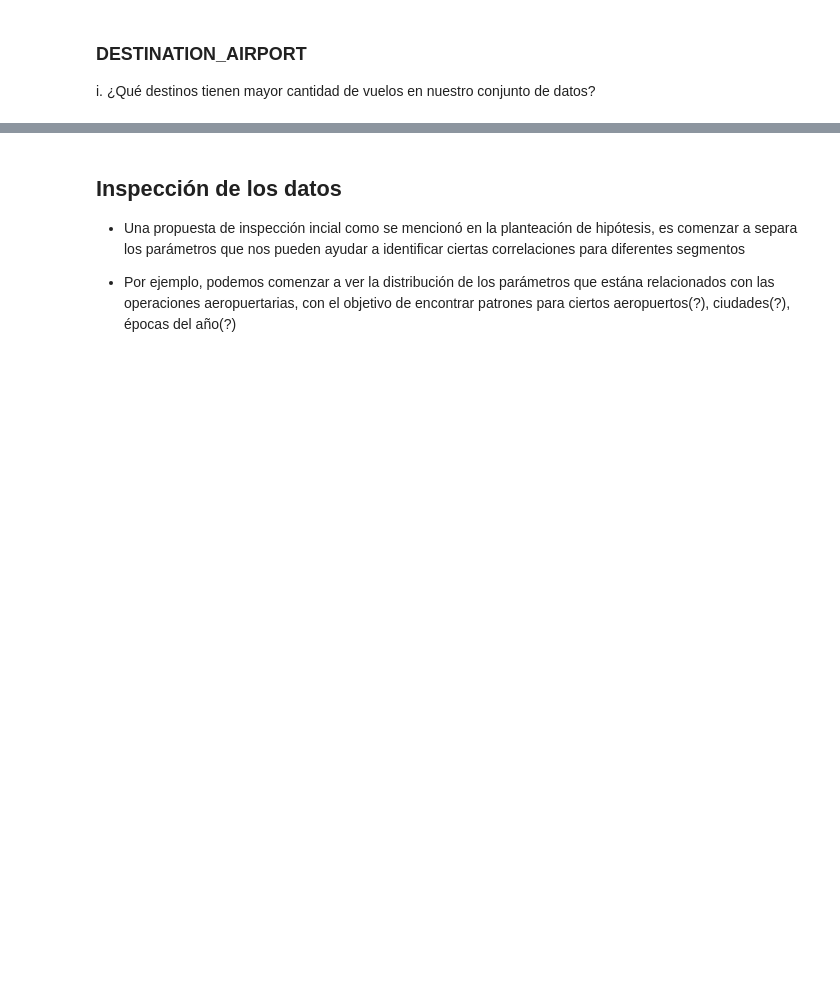
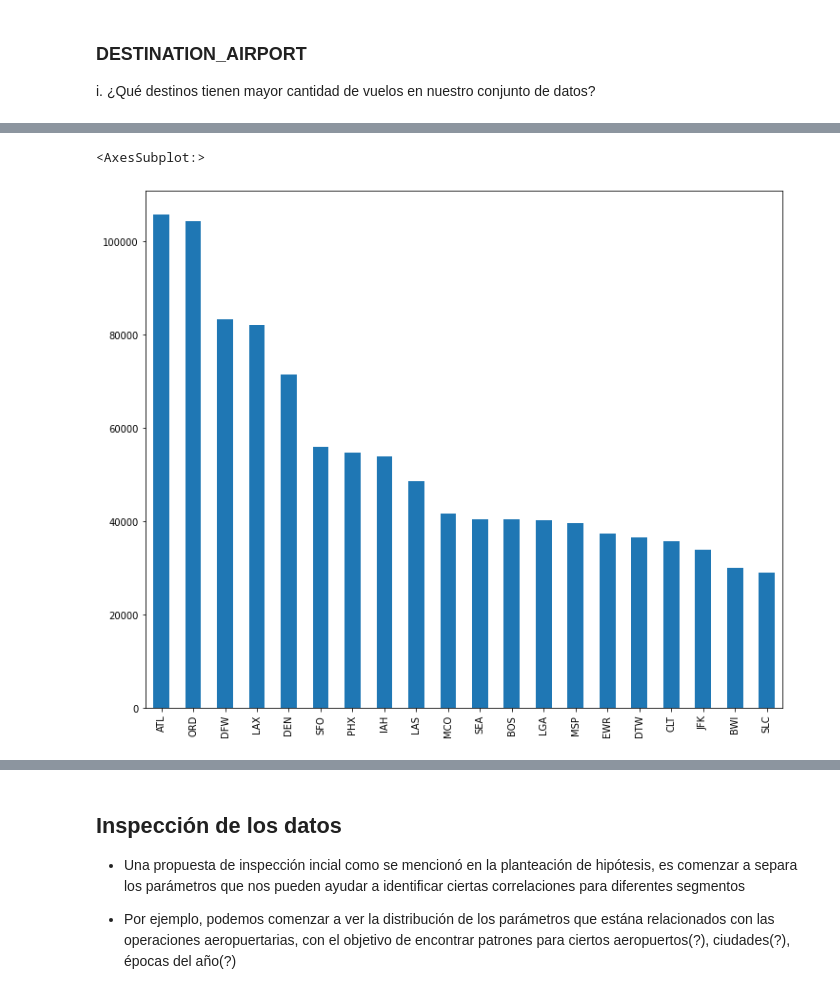
Before and after one commit to i0nathan/unaqds, a Jupyter notebook: flight_delay_prediction.ipynb, the cells around one changed output, grey strips where cells are left out. Cells and saved outputs as stored; diff of their text form; code cells hidden in the pictures; blank space fills up the shorter version.

Commit message:
Updated work on flight notebook for module 3 deliverable

```diff
--- a/flight_delay_prediction.ipynb
+++ b/flight_delay_prediction.ipynb
@@ -292,0 +311,6 @@ flight_df['DESTINATION_AIRPORT'].sum()
+# %%
+plt.figure(figsize=(12,10))
+flight_df[flight_df['ARRIVAL_DELAY']>0]['DESTINATION_AIRPORT'].value_counts().head(20).plot.bar()
+# %% [output]
+<AxesSubplot:>
+[figure, added]
```
Also changed, not shown: parts of 9 cells of this notebook, 4 other files.
